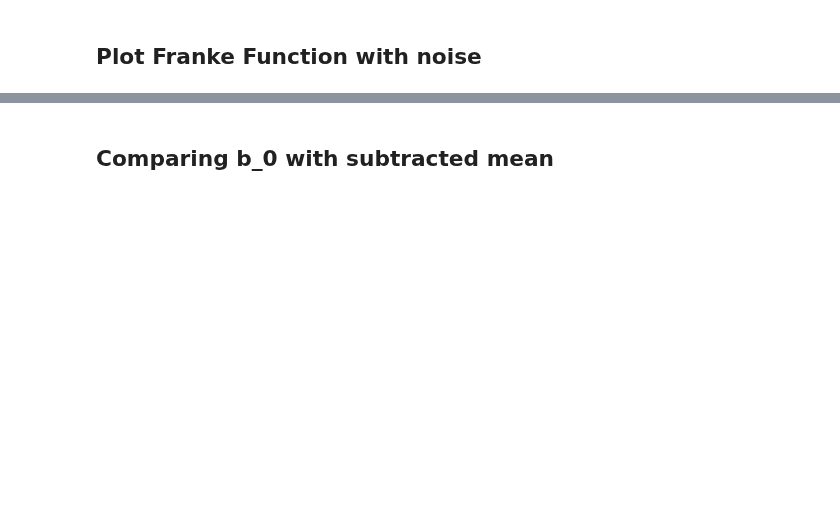
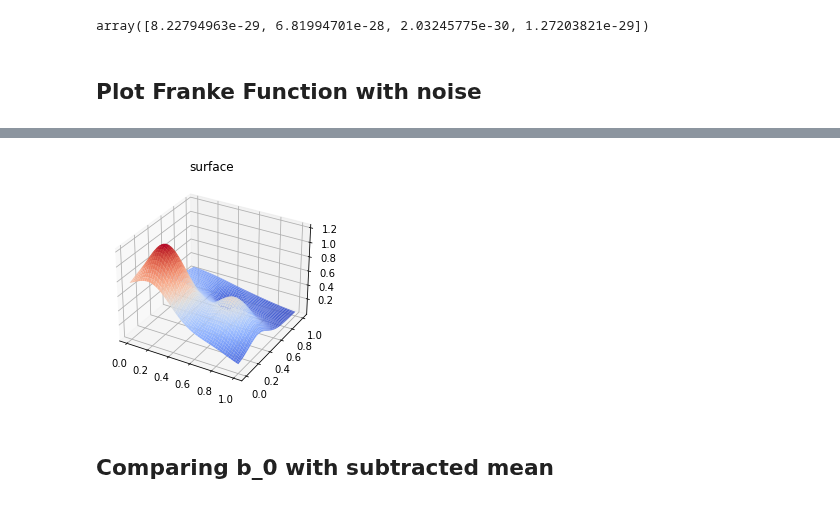
Before and after one commit to eoydvin/FYS-STK4155, a Jupyter notebook: Project_1/Exercise 1.ipynb, the cells around one changed output, grey strips where cells are left out. Saved outputs shown, nothing was run; the diff lists cells and outputs as text; code cells hidden in the pictures; blank space fills up the shorter version.

```diff
--- a/Project_1/Exercise 1.ipynb
+++ b/Project_1/Exercise 1.ipynb
@@ -16,7 +13,10 @@ y = np.array([4, 5, 6])
 z = np.array([1, 2, 1])
 
 # test polynomial fit for simple data
-franke_sampled = OLS(x, y, z, 2)
+franke_sampled = OLS(x, y, z, 1)
+franke_sampled.var_beta
+# %% [output]
+array([8.22794963e-29, 6.81994701e-28, 2.03245775e-30, 1.27203821e-29])
 # %% [markdown]
 ## Plot Franke Function with noise
 # %%
@@ -30,9 +30,9 @@ x, y = np.meshgrid(x, y)
 
 noise = np.random.randn(x.shape[0], y.shape[1])
 
-z = Fr(x, y) + noise*0.1
+z = Fr(x, y) + noise*0
 
-ax = plt.axes(projection='3d')
+ax = plt.subplot(111, projection='3d')
 ax.plot_surface(x, y, z, cmap=cm.coolwarm)
 ax.set_title('surface');
 # %% [output]
@@ -41,3 +39,4 @@ ax.set_title('surface');
+[figure, added]
 # %% [markdown]
 ## Comparing b_0 with subtracted mean
 # %%
```
Also changed, not shown: parts of 9 cells of this notebook, 1 other file.
